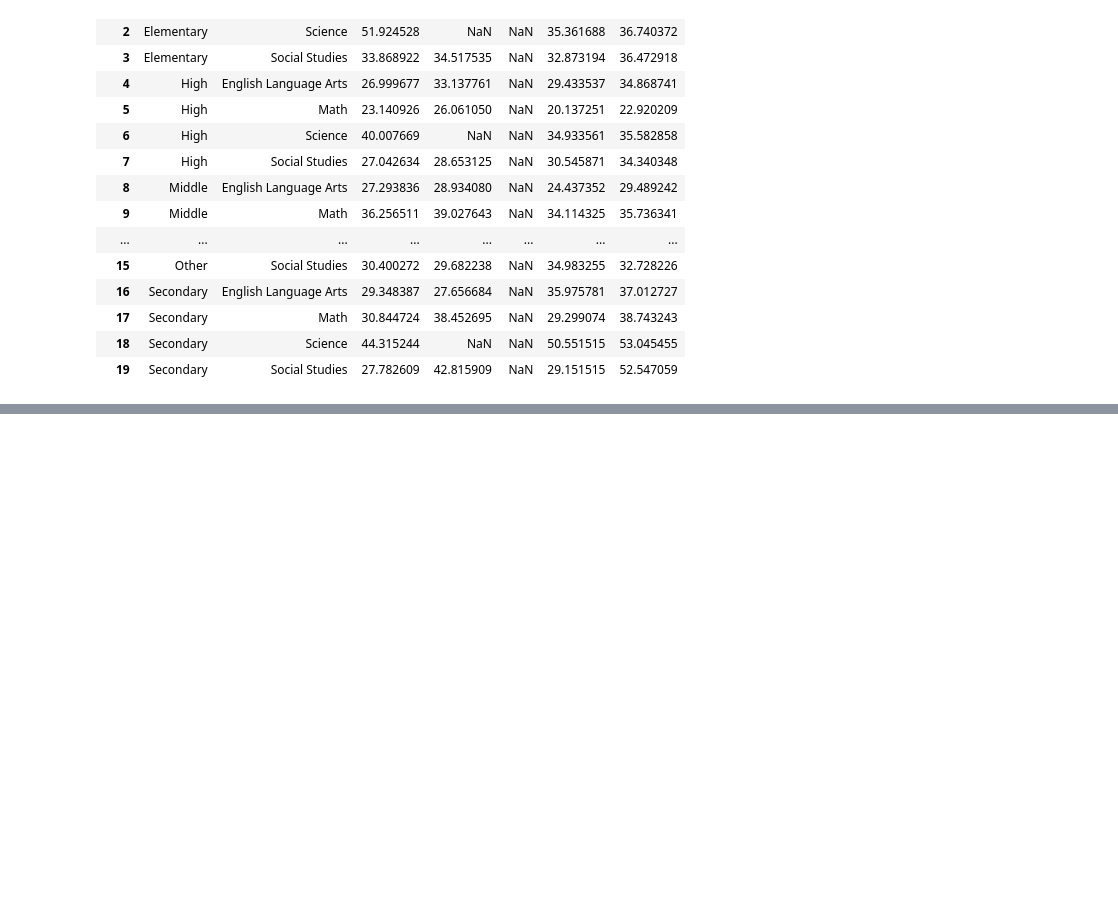
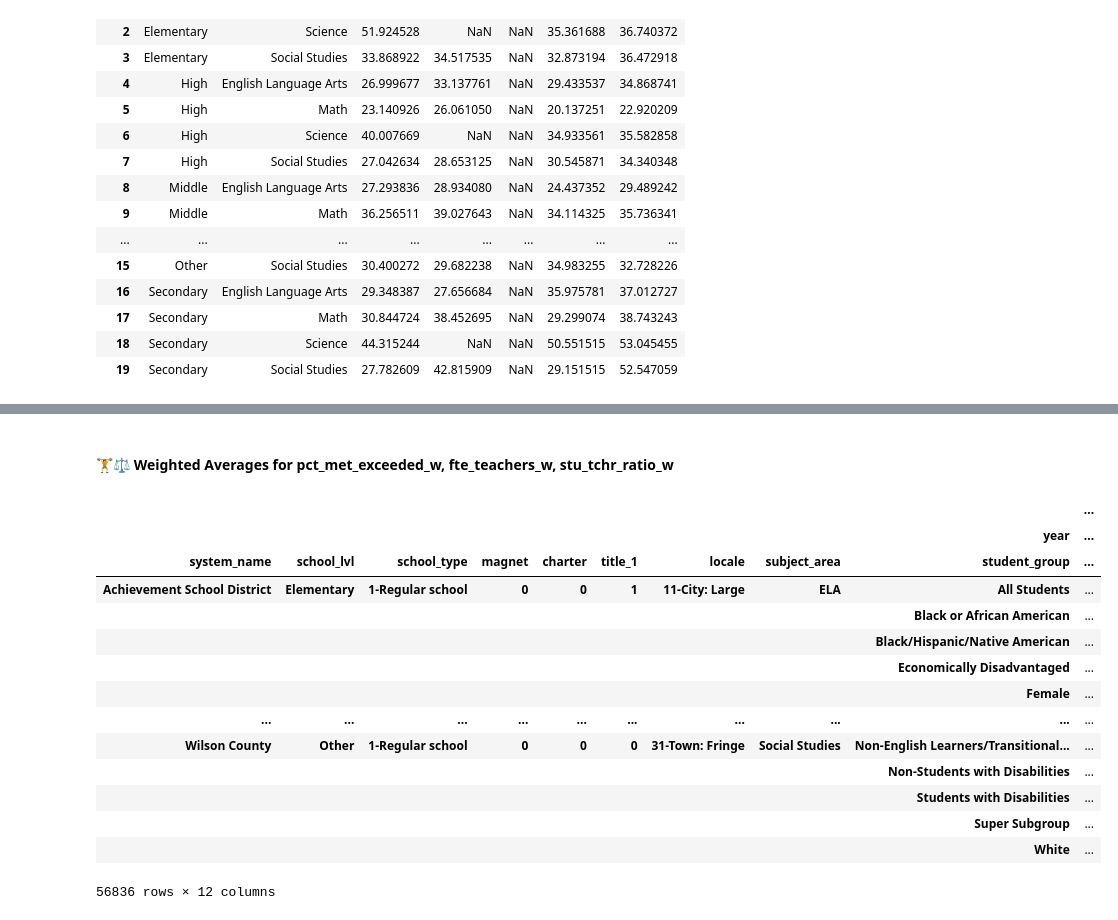
Before and after one commit to Claytor/Capstone_TN_COVID_School_Achievement_Impact, a Jupyter notebook: notebooks/assessments_eda.ipynb, the cells around one changed output, grey strips where cells are left out. Saved outputs shown, nothing was run; the diff lists cells and outputs as text; code cells hidden in the pictures; blank space fills up the shorter version.

```diff
--- a/notebooks/assessments_eda.ipynb
+++ b/notebooks/assessments_eda.ipynb
@@ -133,0 +138,23 @@ subject_area_pivot
+# %%
+# Indices for pivots
+indices = ['system_name',  # School District
+           'school_lvl', # Level of school (Elem, Middle, High)
+           'school_type', #
+           'magnet',
+           'charter',
+           'title_1',
+           'locale',
+           'subject_area',
+           'student_group']
+
+# # Calculate change in valid test scores from the year before schools closed down to the year after
+# # Negative values indicate decrease from pre-pandemic. Positive values indicate an increase
+# weight['1y_post'] = weight[2021] - weight[2019]
+# # Calculate the change in valid test scores 2 years post-pandemic
+# # Negative values indicate decrease in the first two years post-pandemic
+# weight['2y_post'] = weight[2022] - weight[2021]
+# # Calculate the difference between the current valid test scores and pre-pandemic
+# # Negative values indicate scores are below pre-pandemic levels
+# weight['pre_current'] = weight[2022] - weight[2019]
+# # Look at the pivot
+# weight
@@ -133,0 +224,36 @@ subject_area_pivot
+# %% [markdown]
+#### 🏋️⚖️ Weighted Averages for pct_met_exceeded_w, fte_teachers_w, stu_tchr_ratio_w
+# %%
+# Divide sum_weighted_proficiency by weight
+weighted_avg_proficiency = sum_weighted_proficiency / weight
+
+# Divide sum_weighted_fte by weight
+weighted_avg_fte = sum_weighted_fte / weight
+
+# Divide sum_weighted_str by weight
+weighted_avg_str = sum_weighted_str / weight
+
+# Create a multi-level column index for the weighted average pivots
+column_index = pd.MultiIndex.from_product([['pct_met_exceeded', 'fte_teachers', 'stu_tchr_ratio'], weighted_avg_proficiency.columns])
+
+# Concatenate the weighted average pivots horizontally
+weighted_avg_pivot = pd.concat([weighted_avg_proficiency, weighted_avg_fte, weighted_avg_str], axis=1)
+weighted_avg_pivot.columns = column_index
+
+weighted_avg_pivot
+# %% [output]
+|  |  |  |  |  |  |  |  |  | ... |
+|  |  |  |  |  |  |  |  | year | ... |
+| system_name | school_lvl | school_type | magnet | charter | title_1 | locale | subject_area | student_group | ... |
+| Achievement School District | Elementary | 1-Regular school | 0 | 0 | 1 | 11-City: Large | ELA | All Students | ... |
+|  |  |  |  |  |  |  |  | Black or African American | ... |
+|  |  |  |  |  |  |  |  | Black/Hispanic/Native American | ... |
+|  |  |  |  |  |  |  |  | Economically Disadvantaged | ... |
+|  |  |  |  |  |  |  |  | Female | ... |
+| ... | ... | ... | ... | ... | ... | ... | ... | ... | ... |
+| Wilson County | Other | 1-Regular school | 0 | 0 | 0 | 31-Town: Fringe | Social Studies | Non-English Learners/Transitional... | ... |
+|  |  |  |  |  |  |  |  | Non-Students with Disabilities | ... |
+|  |  |  |  |  |  |  |  | Students with Disabilities | ... |
+|  |  |  |  |  |  |  |  | Super Subgroup | ... |
+|  |  |  |  |  |  |  |  | White | ... |
+56836 rows × 12 columns
```
Also changed, not shown: parts of 8 cells of this notebook, 1 other file.
